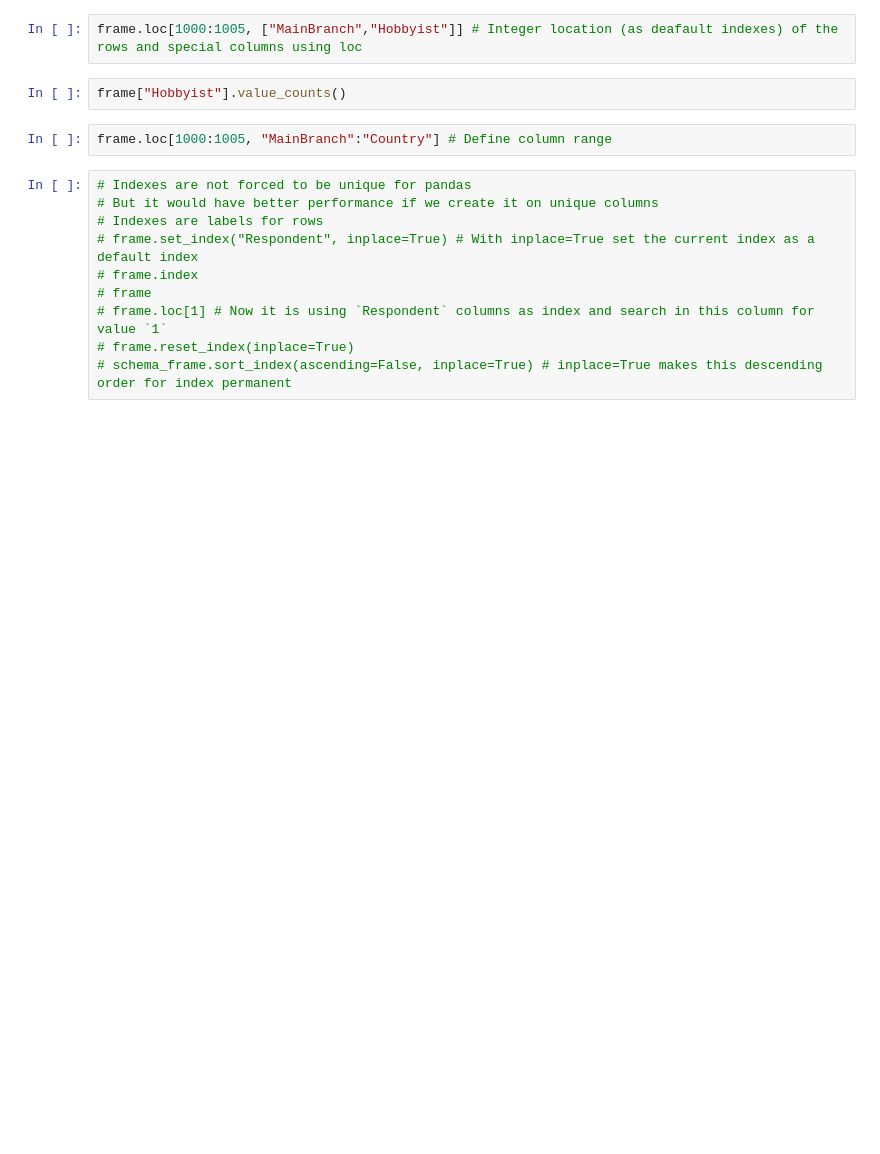
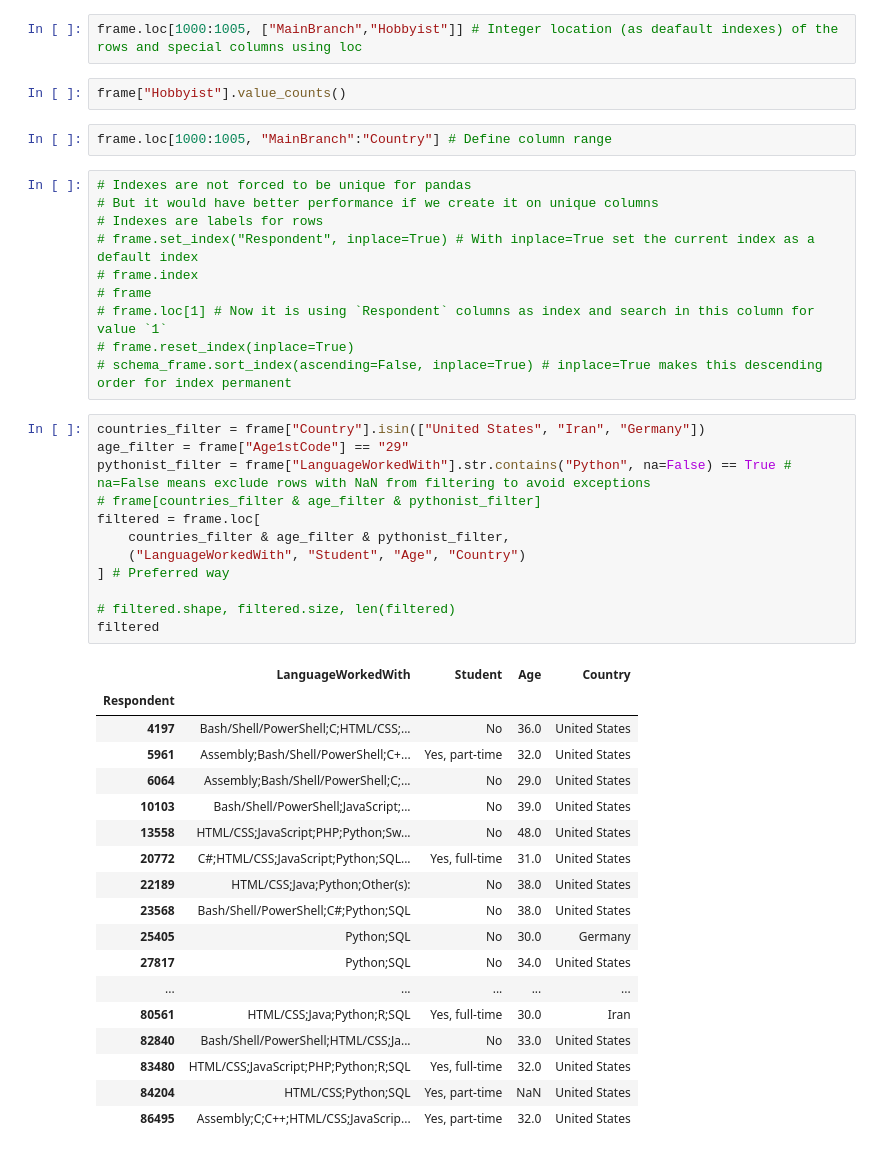
Before and after one commit to OveysSafarnejad/pd-training, a Jupyter notebook: src/pandas_series/learning.ipynb, the cells around one changed output. Cells and saved outputs as stored; diff of their text form; blank space fills up the shorter version.

Commit message:
Add filtering techniques to the code samples

```diff
--- a/src/pandas_series/learning.ipynb
+++ b/src/pandas_series/learning.ipynb
@@ -65,3 +73,34 @@ frame.loc[1000:1005, "MainBranch":"Country"] # Define column range
 # frame.loc[1] # Now it is using `Respondent` columns as index and search in this column for value `1`
 # frame.reset_index(inplace=True)
 # schema_frame.sort_index(ascending=False, inplace=True) # inplace=True makes this descending order for index permanent
+# %%
+countries_filter = frame["Country"].isin(["United States", "Iran", "Germany"])
+age_filter = frame["Age1stCode"] == "29"
+pythonist_filter = frame["LanguageWorkedWith"].str.contains("Python", na=False) == True # na=False means exclude rows with NaN from filtering to avoid exceptions
+# frame[countries_filter & age_filter & pythonist_filter]
+filtered = frame.loc[
+    countries_filter & age_filter & pythonist_filter,
+    ("LanguageWorkedWith", "Student", "Age", "Country")
+] # Preferred way
+
+# filtered.shape, filtered.size, len(filtered)
+filtered
+# %% [output]
+|  | LanguageWorkedWith | Student | Age | Country |
+| Respondent |  |  |  |  |
+| 4197 | Bash/Shell/PowerShell;C;HTML/CSS;... | No | 36.0 | United States |
+| 5961 | Assembly;Bash/Shell/PowerShell;C+... | Yes, part-time | 32.0 | United States |
+| 6064 | Assembly;Bash/Shell/PowerShell;C;... | No | 29.0 | United States |
+| 10103 | Bash/Shell/PowerShell;JavaScript;... | No | 39.0 | United States |
+| 13558 | HTML/CSS;JavaScript;PHP;Python;Sw... | No | 48.0 | United States |
+| 20772 | C#;HTML/CSS;JavaScript;Python;SQL... | Yes, full-time | 31.0 | United States |
+| 22189 | HTML/CSS;Java;Python;Other(s): | No | 38.0 | United States |
+| 23568 | Bash/Shell/PowerShell;C#;Python;SQL | No | 38.0 | United States |
+| 25405 | Python;SQL | No | 30.0 | Germany |
+| 27817 | Python;SQL | No | 34.0 | United States |
+| ... | ... | ... | ... | ... |
+| 80561 | HTML/CSS;Java;Python;R;SQL | Yes, full-time | 30.0 | Iran |
+| 82840 | Bash/Shell/PowerShell;HTML/CSS;Ja... | No | 33.0 | United States |
+| 83480 | HTML/CSS;JavaScript;PHP;Python;R;SQL | Yes, full-time | 32.0 | United States |
+| 84204 | HTML/CSS;Python;SQL | Yes, part-time | NaN | United States |
+| 86495 | Assembly;C;C++;HTML/CSS;JavaScrip... | Yes, part-time | 32.0 | United States |
```
Also changed, not shown: parts of 1 cell of this notebook.
